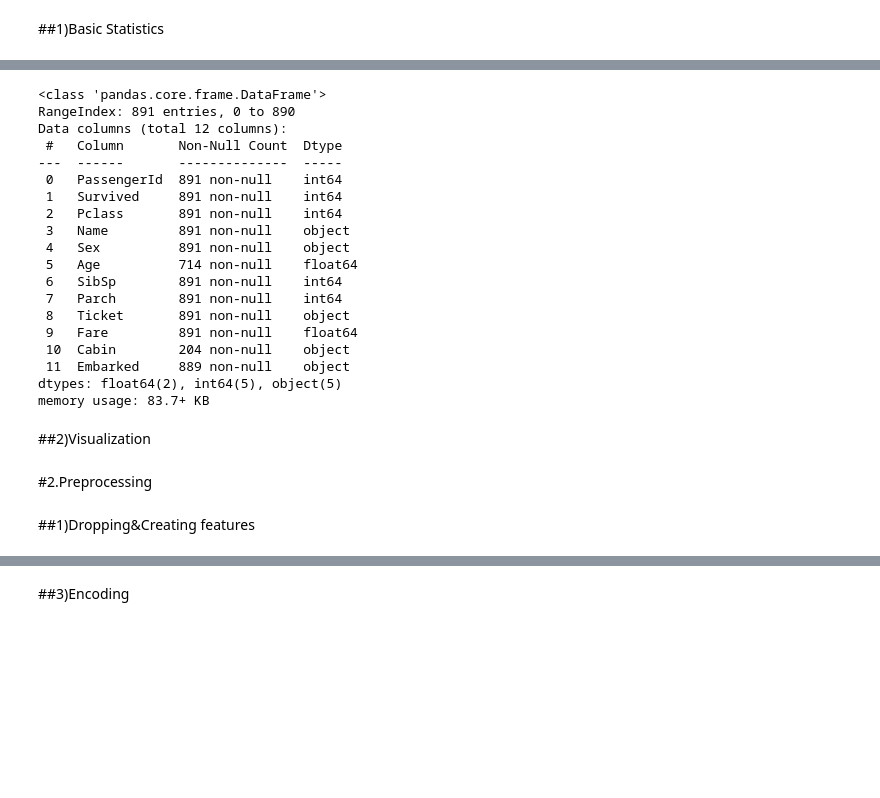
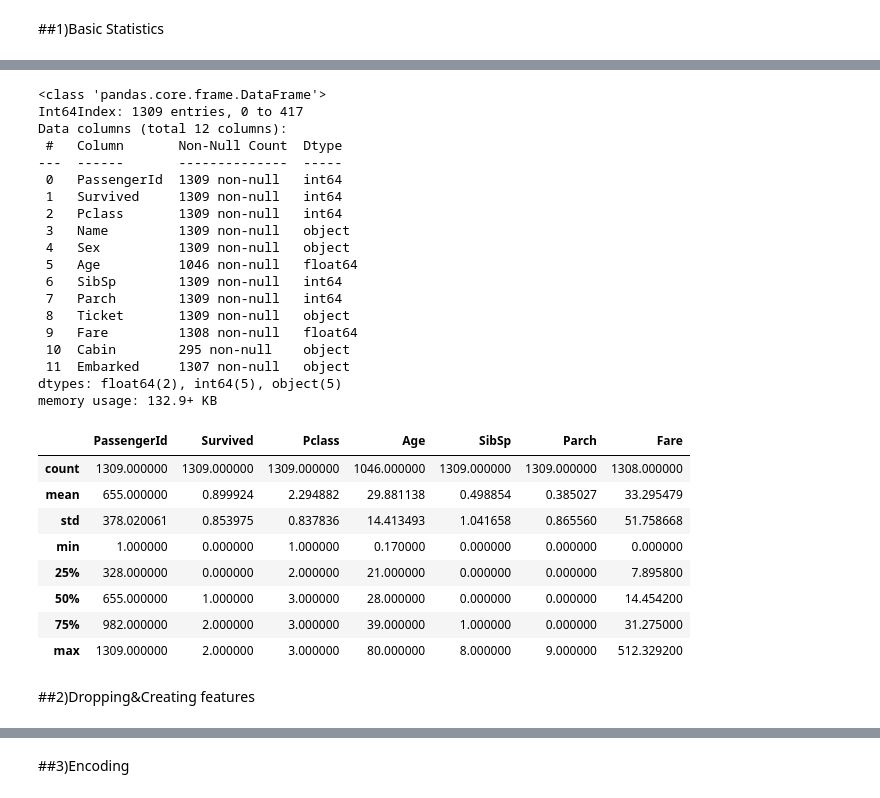
Before and after one commit to DongjunYou/21_1Q_Army, a Jupyter notebook: 1.Titanic/Titanic_Prototype.ipynb, the cells around one changed output, grey strips where cells are left out. Drawn from its saved outputs; the diff is of its cells as text; code cells hidden in the pictures; blank space fills up the shorter version.

```diff
--- a/1.Titanic/Titanic_Prototype.ipynb
+++ b/1.Titanic/Titanic_Prototype.ipynb
@@ -21,3 +46,6 @@ Drive already mounted at /content/gdrive; to attempt to forcibly remount, call d
+# %%
+test_df['Survived']=2
+df=pd.concat([titanic_df,test_df],axis=0) #concatenating method in Pandas #Preprocessing needs test data(Never modeling) #Null values are okay until padding
 # %% [markdown]
 ##1)Basic Statistics
 # %%
@@ -28,24 +56,24 @@ titanic_df.head(3)
 | 1 | 2 | 1 | 1 | Cumings, Mrs. John Bradley (Flore... | female | 38.0 | 1 | 0 | PC 17599 | 71.2833 | ... |
 | 2 | 3 | 1 | 3 | Heikkinen, Miss. Laina | female | 26.0 | 0 | 0 | STON/O2. 3101282 | 7.9250 | ... |
 # %%
-titanic_df.info() #objects are strings
+df.info() #objects are strings
 # %% [output]
 <class 'pandas.core.frame.DataFrame'>
-RangeIndex: 891 entries, 0 to 890
+Int64Index: 1309 entries, 0 to 417
 Data columns (total 12 columns):
  #   Column       Non-Null Count  Dtype
 ---  ------       --------------  -----
- 0   PassengerId  891 non-null    int64
- 1   Survived     891 non-null    int64
- 2   Pclass       891 non-null    int64
- 3   Name         891 non-null    object
- 4   Sex          891 non-null    object
- 5   Age          714 non-null    float64
- 6   SibSp        891 non-null    int64
- 7   Parch        891 non-null    int64
- 8   Ticket       891 non-null    object
- 9   Fare         891 non-null    float64
- 10  Cabin        204 non-null    object
- 11  Embarked     889 non-null    object
+ 0   PassengerId  1309 non-null   int64
+ 1   Survived     1309 non-null   int64
+ 2   Pclass       1309 non-null   int64
+ 3   Name         1309 non-null   object
+ 4   Sex          1309 non-null   object
+ 5   Age          1046 non-null   float64
+ 6   SibSp        1309 non-null   int64
+ 7   Parch        1309 non-null   int64
+ 8   Ticket       1309 non-null   object
+ 9   Fare         1308 non-null   float64
+ 10  Cabin        295 non-null    object
+ 11  Embarked     1307 non-null   object
 dtypes: float64(2), int64(5), object(5)
-memory usage: 83.7+ KB
+memory usage: 132.9+ KB
@@ -54,0 +80,12 @@ titanic_label=titanic_df['Survived']
+# %%
+df.describe()
+# %% [output]
+|  | PassengerId | Survived | Pclass | Age | SibSp | Parch | Fare |
+| count | 1309.000000 | 1309.000000 | 1309.000000 | 1046.000000 | 1309.000000 | 1309.000000 | 1308.000000 |
+| mean | 655.000000 | 0.899924 | 2.294882 | 29.881138 | 0.498854 | 0.385027 | 33.295479 |
+| std | 378.020061 | 0.853975 | 0.837836 | 14.413493 | 1.041658 | 0.865560 | 51.758668 |
+| min | 1.000000 | 0.000000 | 1.000000 | 0.170000 | 0.000000 | 0.000000 | 0.000000 |
+| 25% | 328.000000 | 0.000000 | 2.000000 | 21.000000 | 0.000000 | 0.000000 | 7.895800 |
+| 50% | 655.000000 | 1.000000 | 3.000000 | 28.000000 | 0.000000 | 0.000000 | 14.454200 |
+| 75% | 982.000000 | 2.000000 | 3.000000 | 39.000000 | 1.000000 | 0.000000 | 31.275000 |
+| max | 1309.000000 | 2.000000 | 3.000000 | 80.000000 | 8.000000 | 9.000000 | 512.329200 |
@@ -55,6 +94,2 @@ titanic_label=titanic_df['Survived']
 # %% [markdown]
-##2)Visualization
+##2)Dropping&Creating features
-# %% [markdown]
-#2.Preprocessing
-# %% [markdown]
-##1)Dropping&Creating features
```
Also changed, not shown: parts of 41 cells of this notebook.
